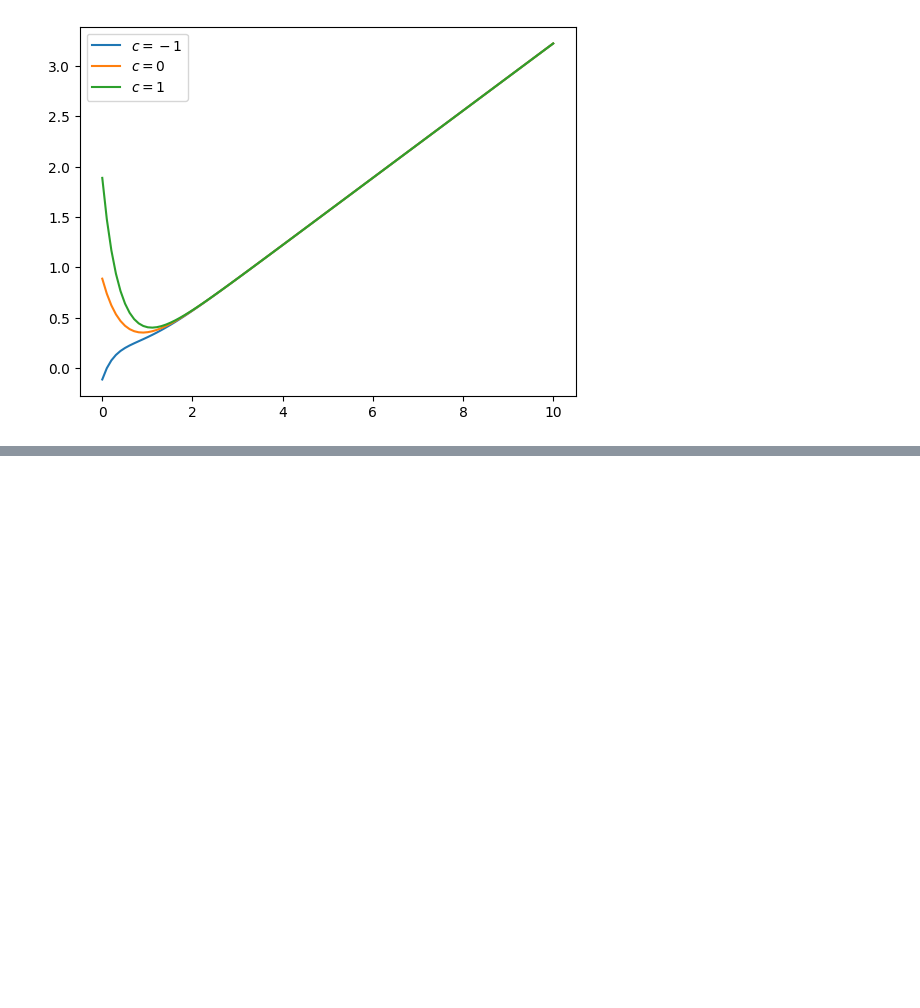
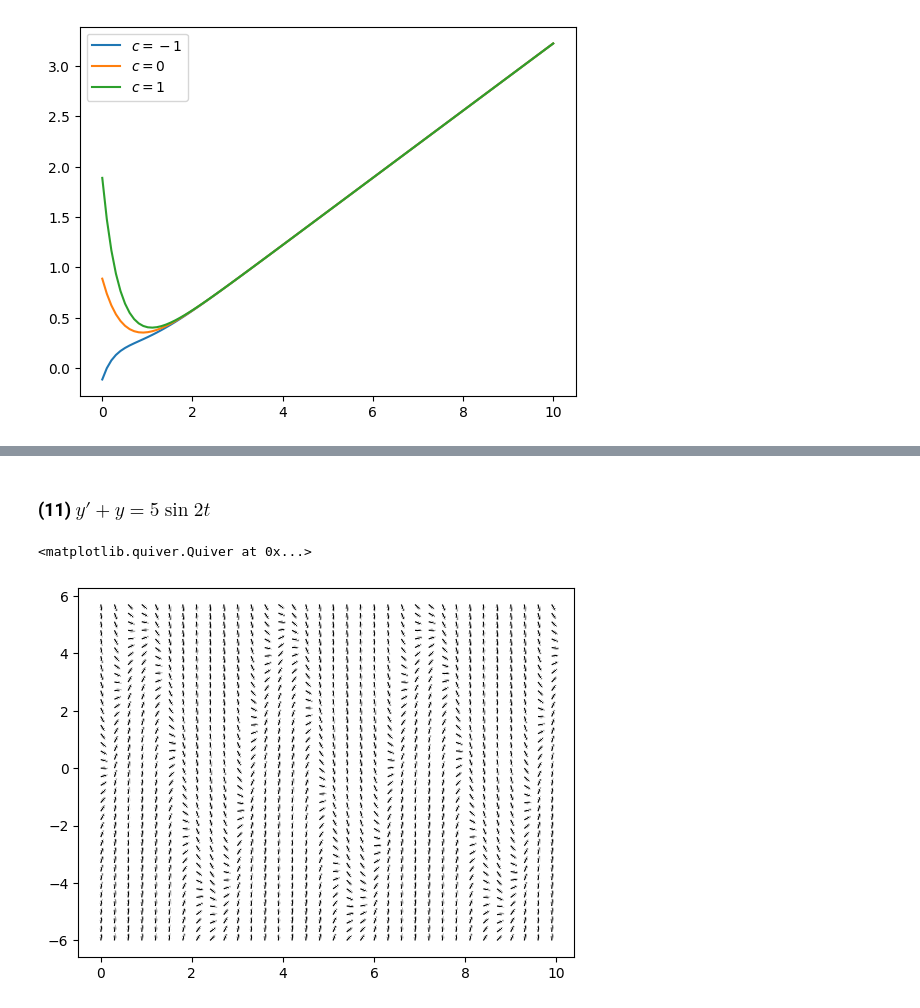
Before and after one commit to FatAnorexic/Math-and-Physics, a Jupyter notebook: diffy_q/linear_equations/linear_slope.ipynb, the cells around one changed output, grey strips where cells are left out. Saved outputs shown, nothing was run; the diff lists cells and outputs as text; code cells hidden in the pictures; blank space fills up the shorter version.

```diff
--- a/diffy_q/linear_equations/linear_slope.ipynb
+++ b/diffy_q/linear_equations/linear_slope.ipynb
@@ -59,0 +100,16 @@ print(data)
+# %% [markdown]
+### (11) $y'+y=5 \sin{2t}$
+# %%
+st=np.arange(0, 10, 0.3)
+sy=np.arange(-6, 6, 0.3)
+
+ts, ys=np.meshgrid(st, sy)
+
+dy=5*np.sin(2*ts)-ys
+dt=np.ones(dy.shape)
+n=norm(dt, dy)
+
+plt.quiver(ts, ys, dt/n, dy/n, headaxislength=0)
+# %% [output]
+<matplotlib.quiver.Quiver at 0x...>
+[figure, added]
```
Also changed, not shown: parts of 2 cells of this notebook.
